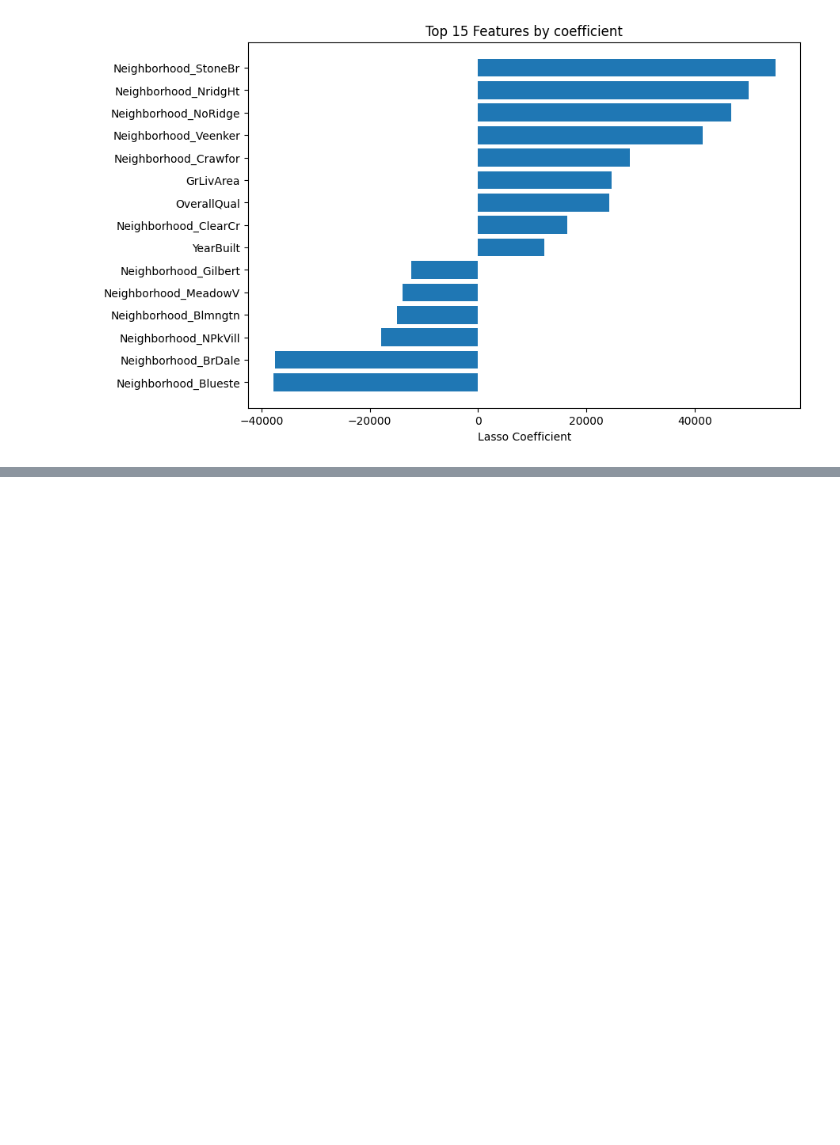
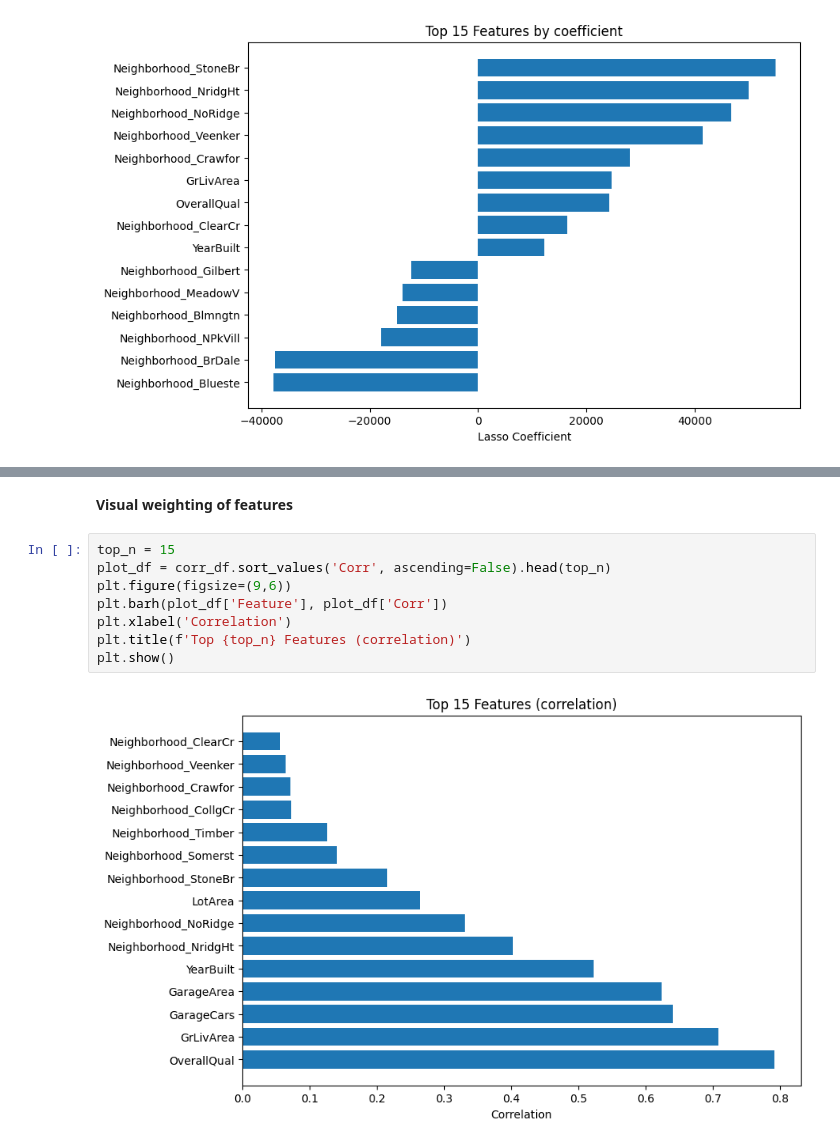
Before and after one commit to kaxmarc/statistics_ml, a Jupyter notebook: group_exercises/exercise_1/Group_Exercise_1.ipynb, the cells around one changed output, grey strips where cells are left out. Cells and saved outputs as stored; diff of their text form; blank space fills up the shorter version.

```diff
--- a/group_exercises/exercise_1/Group_Exercise_1.ipynb
+++ b/group_exercises/exercise_1/Group_Exercise_1.ipynb
@@ -387,0 +466,12 @@ Models such as Lasso are sensitive to the magnitude of features (features with h
+# %% [markdown]
+**Visual weighting of features**
+# %%
+top_n = 15
+plot_df = corr_df.sort_values('Corr', ascending=False).head(top_n)
+plt.figure(figsize=(9,6))
+plt.barh(plot_df['Feature'], plot_df['Corr'])
+plt.xlabel('Correlation')
+plt.title(f'Top {top_n} Features (correlation)')
+plt.show()
+# %% [output]
+[figure, added]
```
Also changed, not shown: parts of 7 cells of this notebook.
